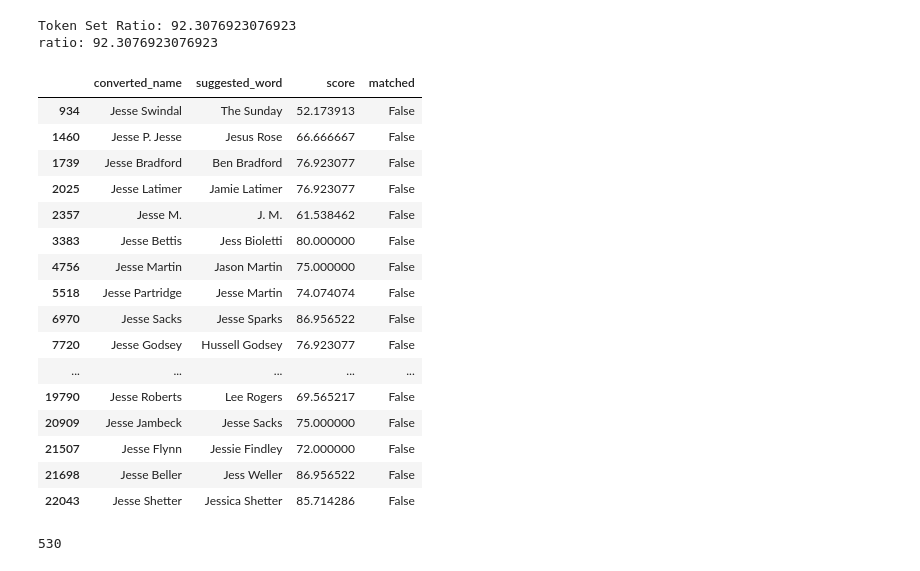
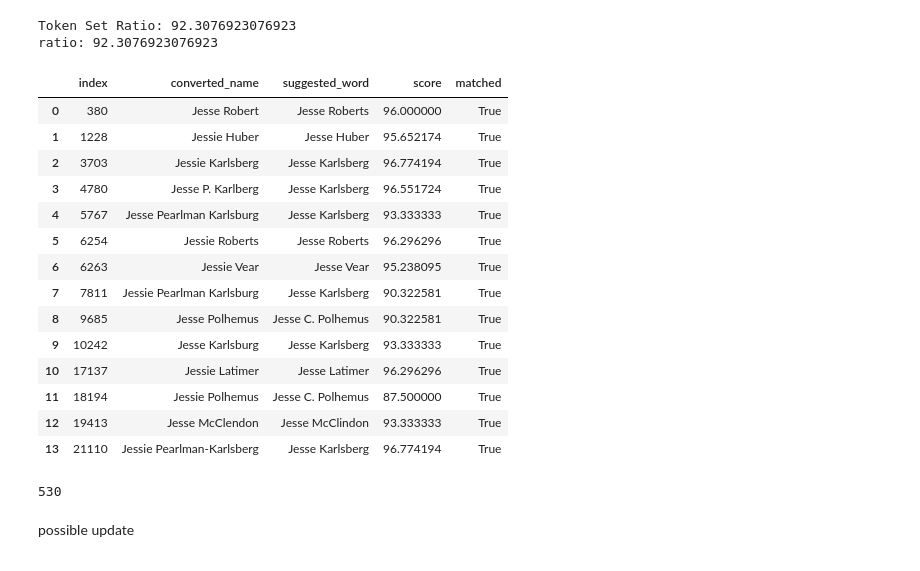
Before and after one commit to briantt12/fasolaminutes_parsing, a Jupyter notebook: aman_parse_minutes.ipynb, the cells around one changed output. Cells and saved outputs as stored; diff of their text form; code cells hidden in the pictures.

```diff
--- a/aman_parse_minutes.ipynb
+++ b/aman_parse_minutes.ipynb
@@ -884,27 +883,32 @@ ratio: 92.3076923076923
 # %%
 import pandas as pd
 
 history_df = pd.read_csv('history.csv')
-check = history_df[history_df['converted_name'].str.startswith('Jesse') &  history_df['matched']]
-check.head(len(history_df))
+
+# Apply both conditions correctly
+check = history_df[
+    ((history_df['converted_name'].str.startswith('Jessie')) | (history_df['converted_name'].str.startswith('Jesse'))) &
+    (history_df['matched'] == True)
+].reset_index()
+
+# Display all matching rows
+check
 # %% [output]
-|  | converted_name | suggested_word | score | matched |
-| 934 | Jesse Swindal | The Sunday | 52.173913 | False |
-| 1460 | Jesse P. Jesse | Jesus Rose | 66.666667 | False |
-| 1739 | Jesse Bradford | Ben Bradford | 76.923077 | False |
-| 2025 | Jesse Latimer | Jamie Latimer | 76.923077 | False |
-| 2357 | Jesse M. | J. M. | 61.538462 | False |
-| 3383 | Jesse Bettis | Jess Bioletti | 80.000000 | False |
-| 4756 | Jesse Martin | Jason Martin | 75.000000 | False |
-| 5518 | Jesse Partridge | Jesse Martin | 74.074074 | False |
-| 6970 | Jesse Sacks | Jesse Sparks | 86.956522 | False |
-| 7720 | Jesse Godsey | Hussell Godsey | 76.923077 | False |
-| ... | ... | ... | ... | ... |
-| 19790 | Jesse Roberts | Lee Rogers | 69.565217 | False |
-| 20909 | Jesse Jambeck | Jesse Sacks | 75.000000 | False |
-| 21507 | Jesse Flynn | Jessie Findley | 72.000000 | False |
-| 21698 | Jesse Beller | Jess Weller | 86.956522 | False |
-| 22043 | Jesse Shetter | Jessica Shetter | 85.714286 | False |
+|  | index | converted_name | suggested_word | score | matched |
+| 0 | 380 | Jesse Robert | Jesse Roberts | 96.000000 | True |
+| 1 | 1228 | Jessie Huber | Jesse Huber | 95.652174 | True |
+| 2 | 3703 | Jessie Karlsberg | Jesse Karlsberg | 96.774194 | True |
+| 3 | 4780 | Jesse P. Karlberg | Jesse Karlsberg | 96.551724 | True |
+| 4 | 5767 | Jesse Pearlman Karlsburg | Jesse Karlsberg | 93.333333 | True |
+| 5 | 6254 | Jessie Roberts | Jesse Roberts | 96.296296 | True |
+| 6 | 6263 | Jessie Vear | Jesse Vear | 95.238095 | True |
+| 7 | 7811 | Jessie Pearlman Karlsburg | Jesse Karlsberg | 90.322581 | True |
+| 8 | 9685 | Jesse Polhemus | Jesse C. Polhemus | 90.322581 | True |
+| 9 | 10242 | Jesse Karlsburg | Jesse Karlsberg | 93.333333 | True |
+| 10 | 17137 | Jessie Latimer | Jesse Latimer | 96.296296 | True |
+| 11 | 18194 | Jessie Polhemus | Jesse C. Polhemus | 87.500000 | True |
+| 12 | 19413 | Jesse McClendon | Jesse McClindon | 93.333333 | True |
+| 13 | 21110 | Jessie Pearlman-Karlsberg | Jesse Karlsberg | 96.774194 | True |
 # %%
 original_df = pd.read_csv('original_names.csv')
 hyphenated_df = original_df[original_df['Original Names'].str.contains('-')]
@@ -912,3 +916,5 @@ hyphenated_df.to_csv('hyphenated.csv')
 print(len(hyphenated_df))
 # %% [output]
 530
+# %% [markdown]
+possible update
```
Also changed, not shown: parts of 2 cells of this notebook, 10 other files.
